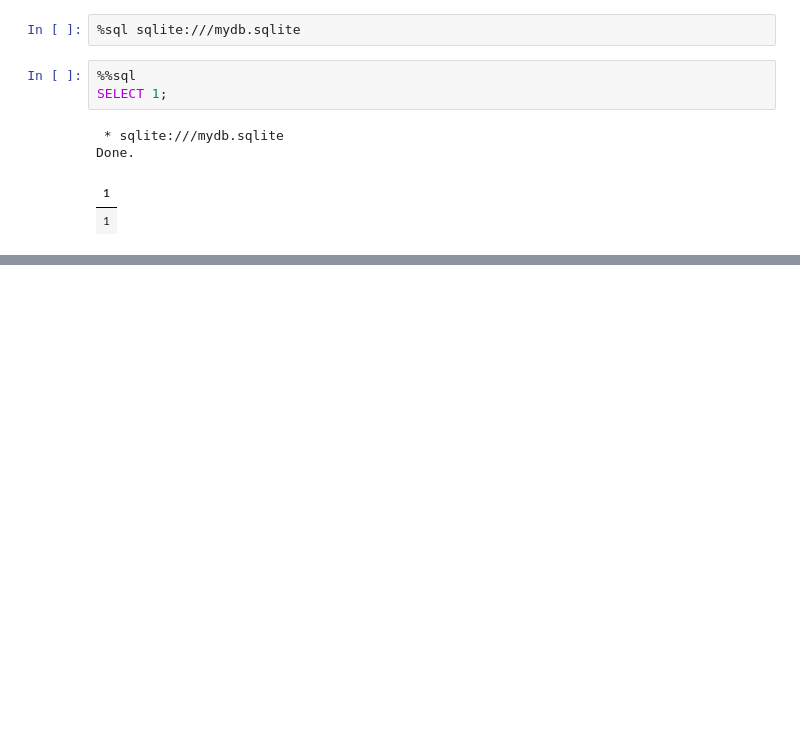
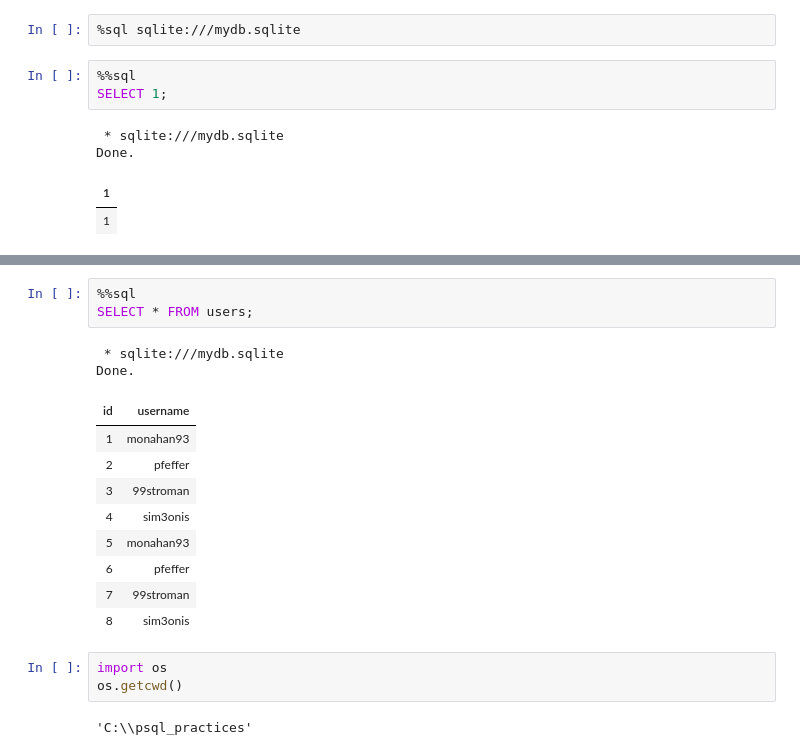
Before and after one commit to alirezaghorbani1983/postgresql_learn, a Jupyter notebook: sql_practice_1.ipynb, the cells around one changed output, grey strips where cells are left out. Drawn from its saved outputs; the diff is of its cells as text; blank space fills up the shorter version.

```diff
--- a/sql_practice_1.ipynb
+++ b/sql_practice_1.ipynb
@@ -193,0 +205,20 @@ Done.
+# %%
+%%sql
+SELECT * FROM users;
+# %% [output]
+ * sqlite:///mydb.sqlite
+Done.
+| id | username |
+| 1 | monahan93 |
+| 2 | pfeffer |
+| 3 | 99stroman |
+| 4 | sim3onis |
+| 5 | monahan93 |
+| 6 | pfeffer |
+| 7 | 99stroman |
+| 8 | sim3onis |
+# %%
+import os
+os.getcwd()
+# %% [output]
+'C:\\psql_practices'
```
Also changed, not shown: parts of 1 cell of this notebook.
